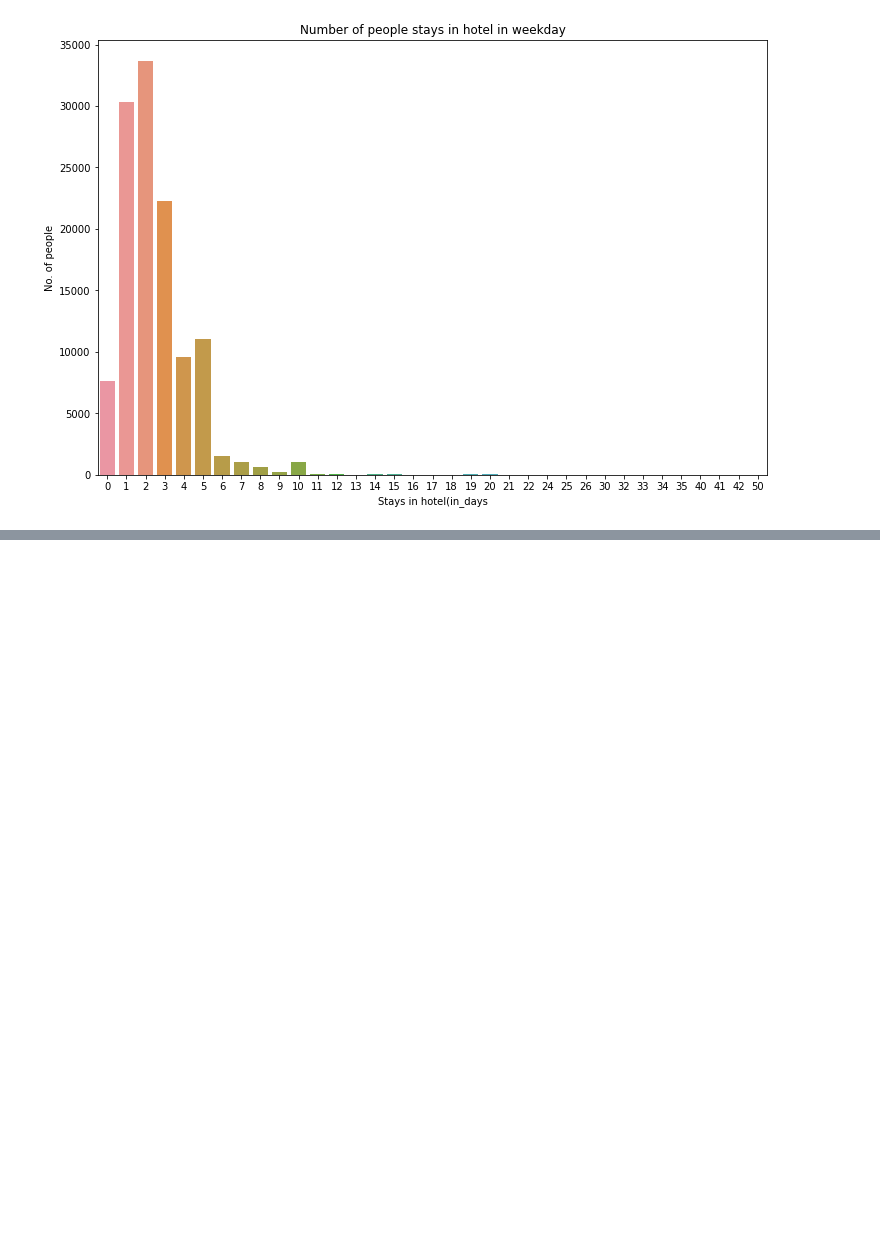
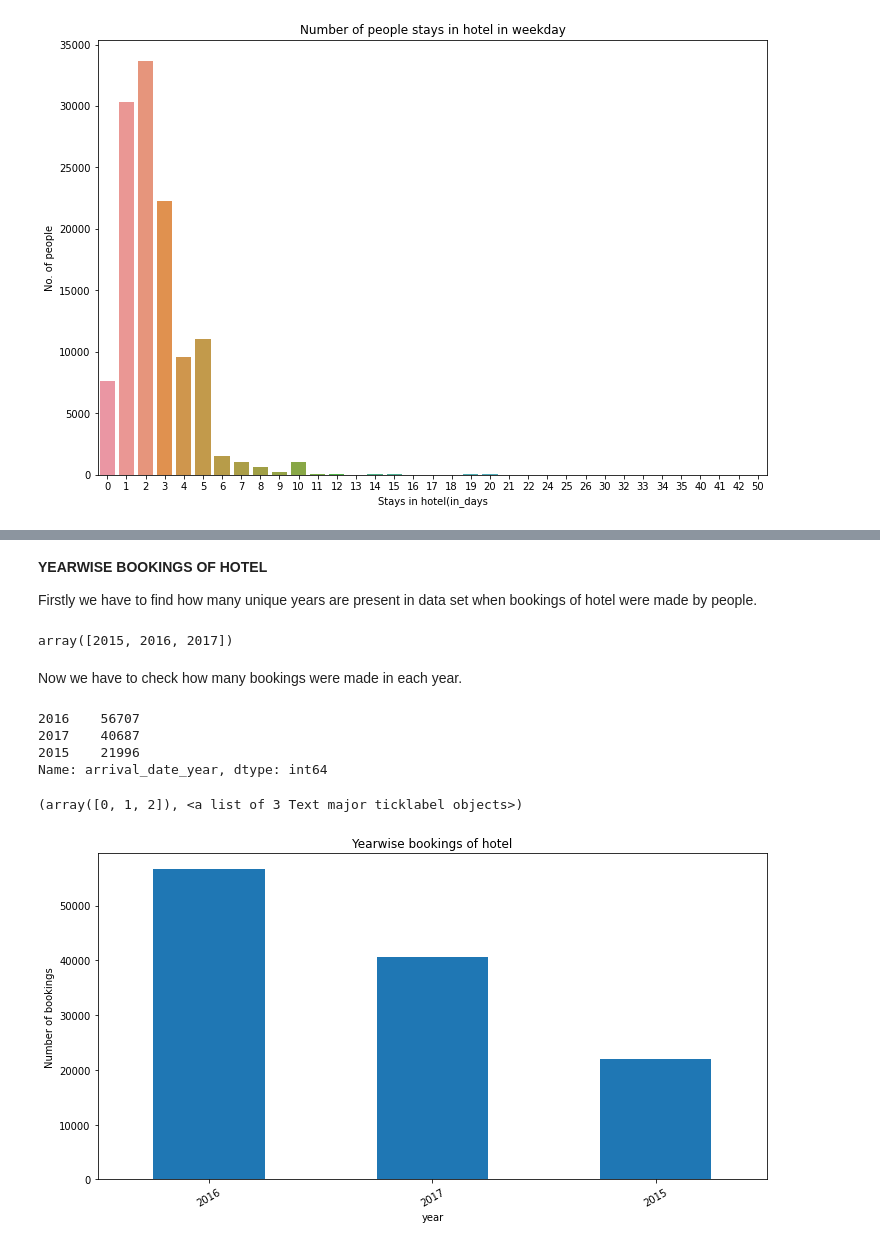
Before and after one commit to vikas6169/hotel-booking-analysis, a Jupyter notebook: Hotel_Booking_Analysis_Capstone_Project.ipynb, the cells around one changed output, grey strips where cells are left out. Saved outputs shown, nothing was run; the diff lists cells and outputs as text; code cells hidden in the pictures; blank space fills up the shorter version.

```diff
--- a/Hotel_Booking_Analysis_Capstone_Project.ipynb
+++ b/Hotel_Booking_Analysis_Capstone_Project.ipynb
@@ -351,0 +380,29 @@ Text(0, 0.5, 'No. of people')
+# %% [markdown]
+**YEARWISE BOOKINGS OF HOTEL**
+
+Firstly we have to find how many unique years are present in data set when bookings of hotel were made by people.
+# %%
+df1["arrival_date_year"].unique()
+# %% [output]
+array([2015, 2016, 2017])
+# %% [markdown]
+Now we have to check how many bookings were made in each year.
+# %%
+bookings_each_year = df1["arrival_date_year"].value_counts()
+bookings_each_year
+# %% [output]
+2016    56707
+2017    40687
+2015    21996
+Name: arrival_date_year, dtype: int64
+# %%
+plt.figure(figsize=(12,6))
+bookings_each_year = df1["arrival_date_year"].value_counts()
+bookings_each_year.plot.bar()
+plt.xlabel("year")
+plt.ylabel("Number of bookings")
+plt.title("Yearwise bookings of hotel")
+plt.xticks(rotation=30)
+# %% [output]
+(array([0, 1, 2]), <a list of 3 Text major ticklabel objects>)
+[figure, added]
```
Also changed, not shown: parts of 12 cells of this notebook.
